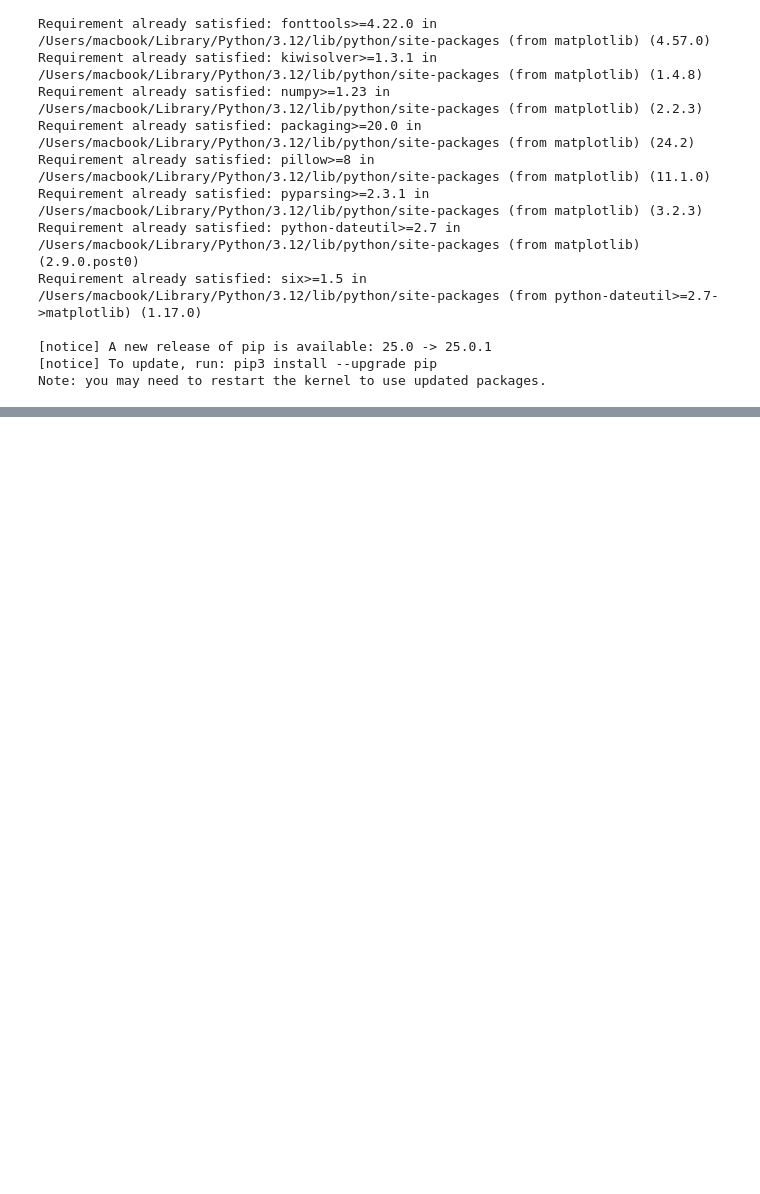
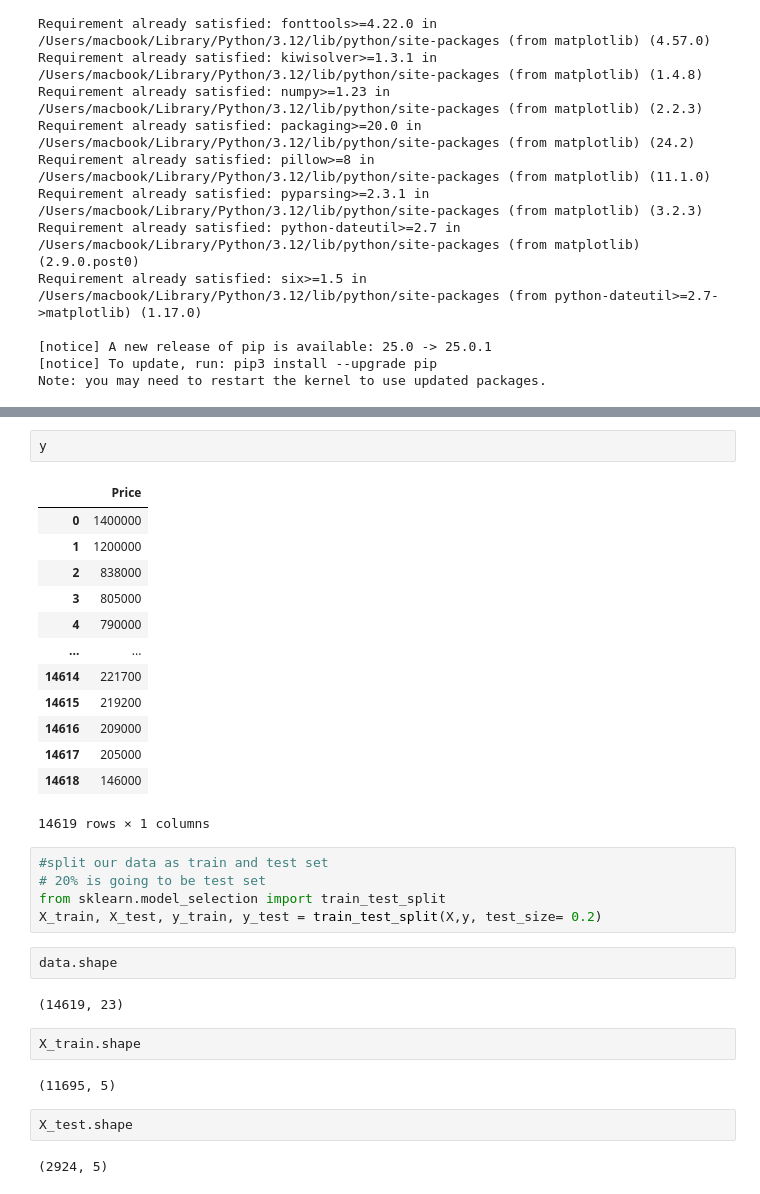
Before and after one commit to Naviid24/house-prices-ml, a Jupyter notebook: Notebook.ipynb, the cells around one changed output, grey strips where cells are left out. Cells and saved outputs as stored; diff of their text form; blank space fills up the shorter version.

```diff
--- a/Notebook.ipynb
+++ b/Notebook.ipynb
@@ -150,0 +185,33 @@ Note: you may need to restart the kernel to use updated packages.
+# %%
+y
+# %% [output]
+|  | Price |
+| 0 | 1400000 |
+| 1 | 1200000 |
+| 2 | 838000 |
+| 3 | 805000 |
+| 4 | 790000 |
+| ... | ... |
+| 14614 | 221700 |
+| 14615 | 219200 |
+| 14616 | 209000 |
+| 14617 | 205000 |
+| 14618 | 146000 |
+14619 rows × 1 columns
+# %%
+#split our data as train and test set
+# 20% is going to be test set
+from sklearn.model_selection import train_test_split
+X_train, X_test, y_train, y_test = train_test_split(X,y, test_size= 0.2)
+# %%
+data.shape
+# %% [output]
+(14619, 23)
+# %%
+X_train.shape
+# %% [output]
+(11695, 5)
+# %%
+X_test.shape
+# %% [output]
+(2924, 5)
```
Also changed, not shown: parts of 24 cells of this notebook, 2 other files.
